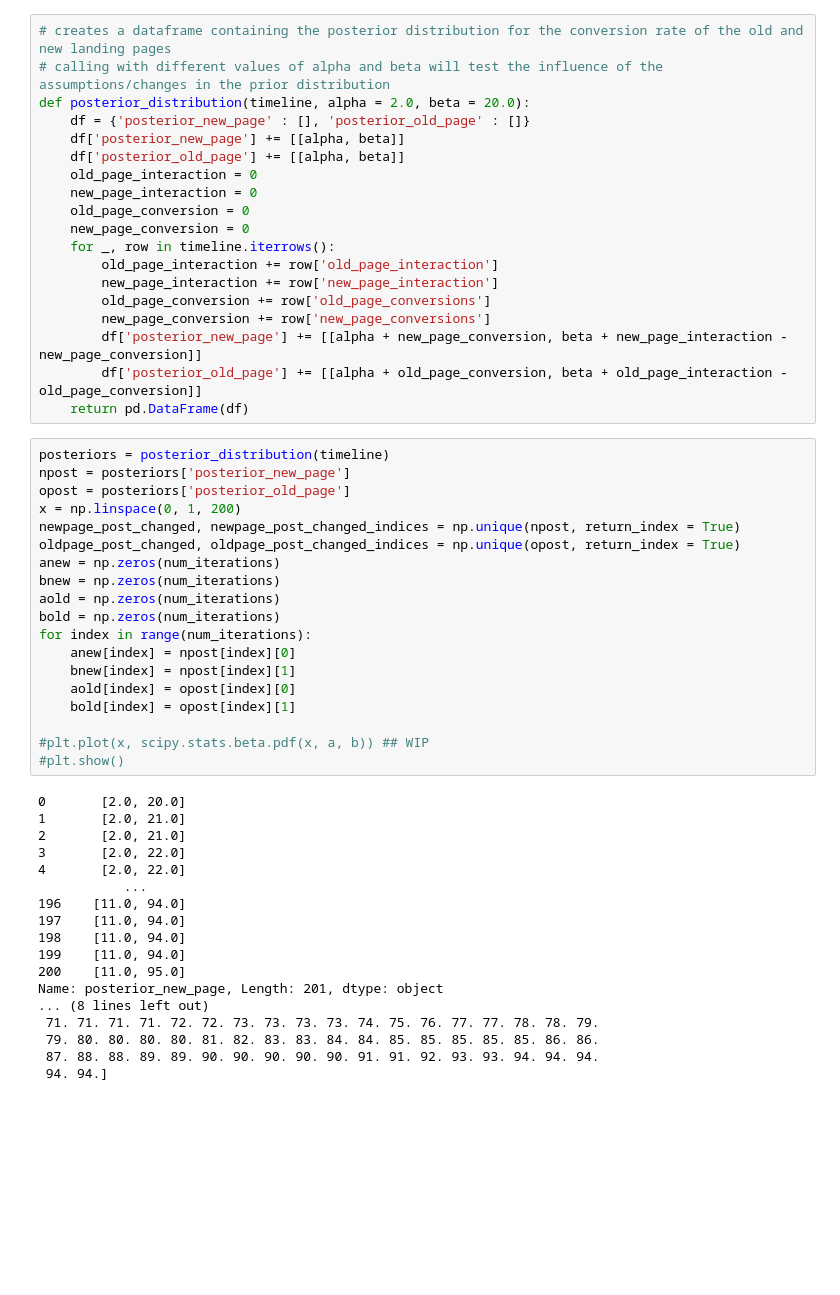
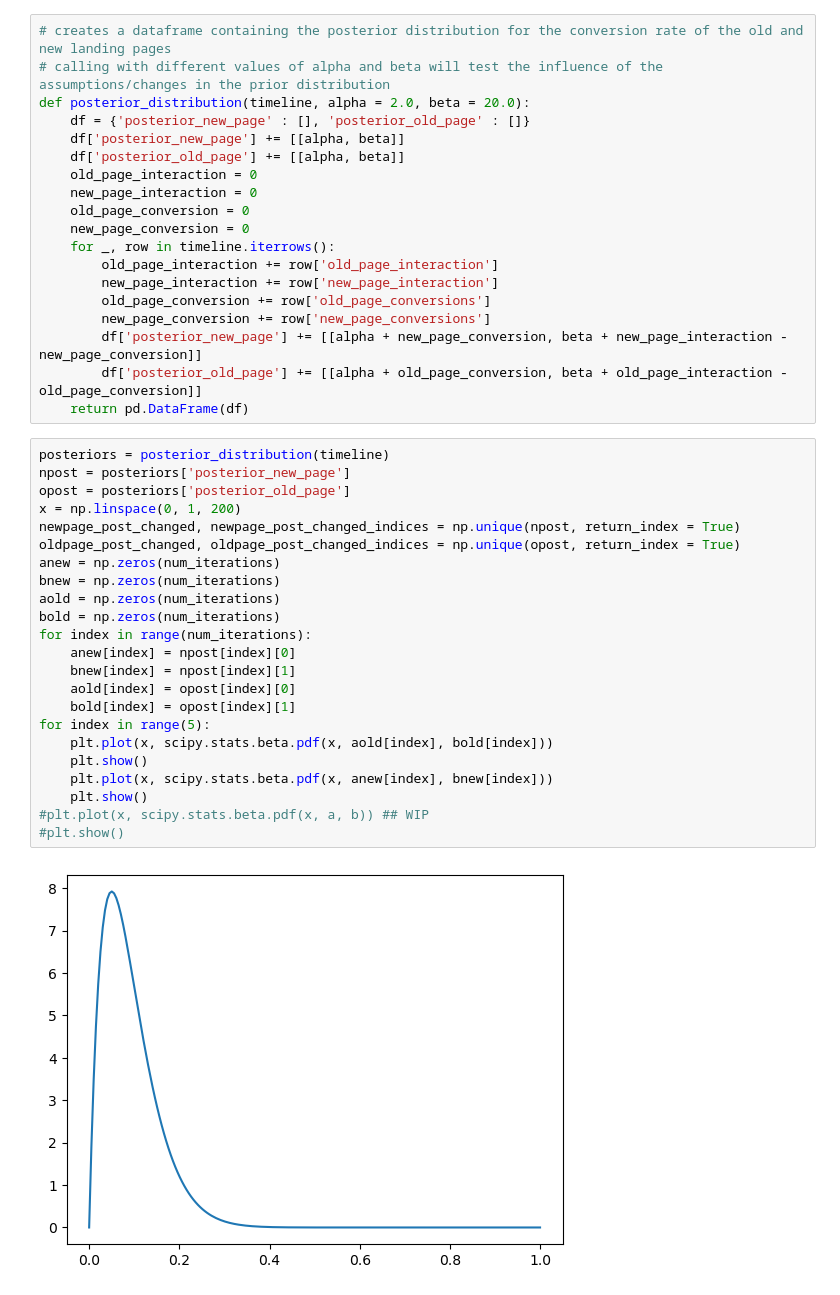
Before and after one commit to tamaraamicic/MAT4376_Project2, a Jupyter notebook: Project2_Tanner.ipynb, the cells around one changed output. Drawn from its saved outputs; the diff is of its cells as text; blank space fills up the shorter version.

```diff
--- a/Project2_Tanner.ipynb
+++ b/Project2_Tanner.ipynb
@@ -367,37 +367,25 @@ def posterior_distribution(timeline, alpha = 2.0, beta = 20.0):
 # %%
 posteriors = posterior_distribution(timeline)
 npost = posteriors['posterior_new_page']
 opost = posteriors['posterior_old_page']
 x = np.linspace(0, 1, 200)
 newpage_post_changed, newpage_post_changed_indices = np.unique(npost, return_index = True)
 oldpage_post_changed, oldpage_post_changed_indices = np.unique(opost, return_index = True)
 anew = np.zeros(num_iterations)
 bnew = np.zeros(num_iterations)
 aold = np.zeros(num_iterations)
 bold = np.zeros(num_iterations)
 for index in range(num_iterations):
     anew[index] = npost[index][0]
     bnew[index] = npost[index][1]
     aold[index] = opost[index][0]
     bold[index] = opost[index][1]
-
+for index in range(5):
+    plt.plot(x, scipy.stats.beta.pdf(x, aold[index], bold[index]))
+    plt.show()
+    plt.plot(x, scipy.stats.beta.pdf(x, anew[index], bnew[index]))
+    plt.show()
 #plt.plot(x, scipy.stats.beta.pdf(x, a, b)) ## WIP
 #plt.show()
 # %% [output]
-0       [2.0, 20.0]
-1       [2.0, 21.0]
-2       [2.0, 21.0]
-3       [2.0, 22.0]
-4       [2.0, 22.0]
-           ...
-196    [11.0, 94.0]
-197    [11.0, 94.0]
-198    [11.0, 94.0]
-199    [11.0, 94.0]
-200    [11.0, 95.0]
-Name: posterior_new_page, Length: 201, dtype: object
-... (8 lines left out)
- 71. 71. 71. 71. 72. 72. 73. 73. 73. 73. 74. 75. 76. 77. 77. 78. 78. 79.
- 79. 80. 80. 80. 80. 81. 82. 83. 83. 84. 84. 85. 85. 85. 85. 85. 86. 86.
- 87. 88. 88. 89. 89. 90. 90. 90. 90. 90. 91. 91. 92. 93. 93. 94. 94. 94.
- 94. 94.]
+[figure, added]
```
